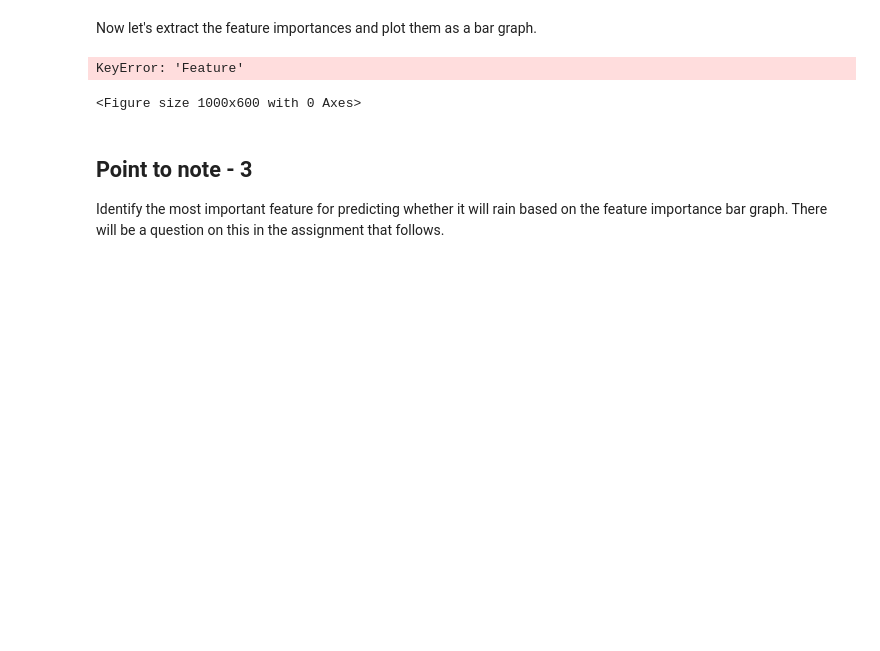
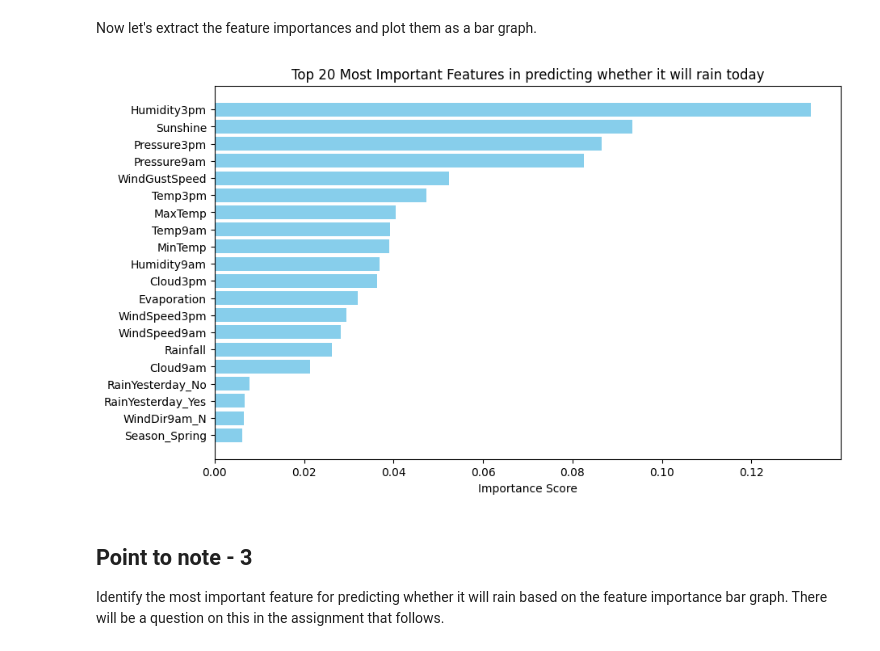
Before and after one commit to nader-fawzy/ML-project, a Jupyter notebook: FinalProject_AUSWeather.ipynb, the cells around one changed output. Saved outputs shown, nothing was run; the diff lists cells and outputs as text; code cells hidden in the pictures; blank space fills up the shorter version.

```diff
--- a/FinalProject_AUSWeather.ipynb
+++ b/FinalProject_AUSWeather.ipynb
@@ -533,29 +576,28 @@ Now let's extract the feature importances and plot them as a bar graph.
 # %%
 # Combine numeric and categorical feature names
 feature_names = numeric_features + list(grid_search.best_estimator_['preprocessor']
                                         .named_transformers_['cat']
                                         .named_steps['onehot']
                                         .get_feature_names_out(categorical_features))
 
 feature_importances = grid_search.best_estimator_['classifier'].feature_importances_
 
 N = 20  # Change this number to display more or fewer features
 top_features = pd.Series(feature_importances, index=feature_names).sort_values(ascending=False)[:N]
 
 importance_df = pd.DataFrame({'Feature': feature_names,
                               'Importance': feature_importances
                              }).sort_values(by='Importance', ascending=False)
 
 # Plotting
 plt.figure(figsize=(10, 6))
-plt.barh(top_features['Feature'], top_features['Importance'], color='skyblue')
+plt.barh(top_features.index, top_features.values, color='skyblue')
 plt.gca().invert_yaxis()  # Invert y-axis to show the most important feature on top
 plt.title(f'Top {N} Most Important Features in predicting whether it will rain today')
 plt.xlabel('Importance Score')
 plt.show()
 # %% [output]
-KeyError: 'Feature'
-<Figure size 1000x600 with 0 Axes>
+[figure, added]
 # %% [markdown]
 ## Point to note - 3
 Identify the most important feature for predicting whether it will rain based on the feature importance bar graph. There will be a question on this in the assignment that follows.
```
Also changed, not shown: parts of 8 cells of this notebook, 1 other file.
